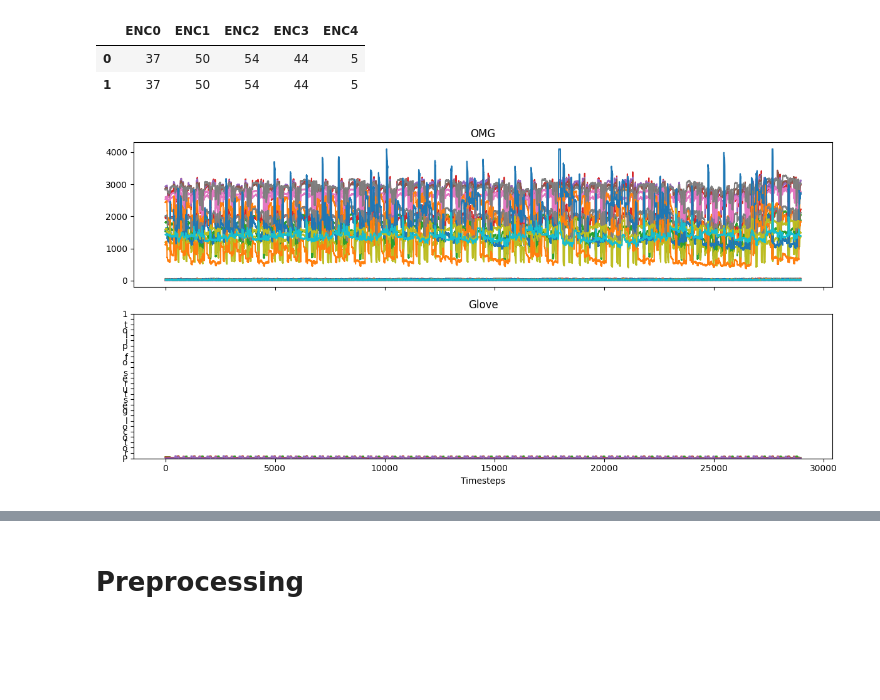
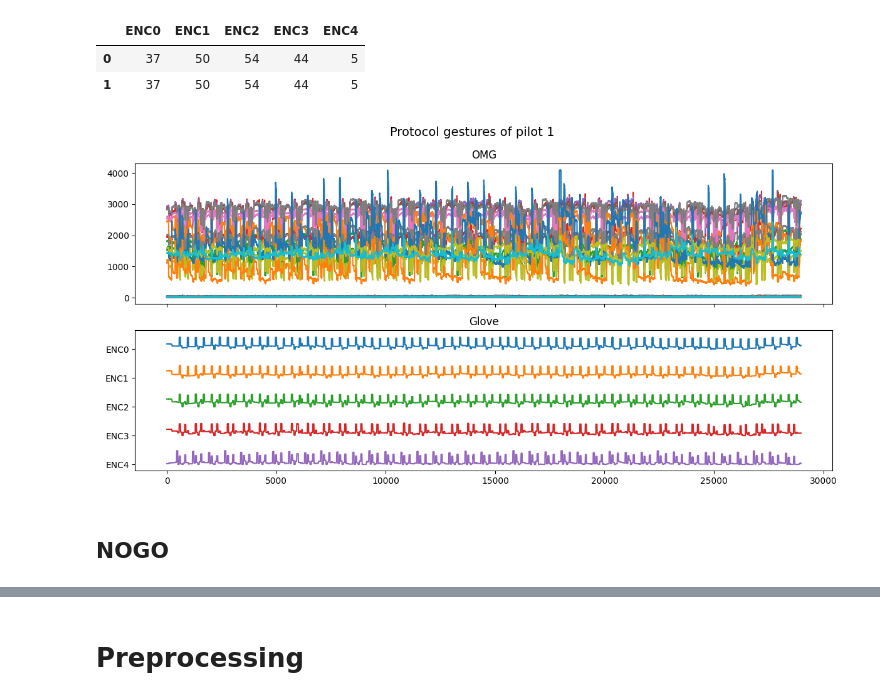
Before and after one commit to Internship-moto/Gestures_3, a Jupyter notebook: notebooks/Gestures_2.ipynb, the cells around one changed output, grey strips where cells are left out. Saved outputs shown, nothing was run; the diff lists cells and outputs as text; code cells hidden in the pictures; blank space fills up the shorter version.

```diff
--- a/notebooks/Gestures_2.ipynb
+++ b/notebooks/Gestures_2.ipynb
@@ -417,4 +434,6 @@ display('y_train', pd.DataFrame(y_train_1, columns=GLOVE_CH).head(2) )#'y_test',
 # %%
-get_signals_plot(X_train_1, y_train_1, 'Protocol gestures of pilot 1')
+get_signals_plot(X_train_1, y_train_1, title='Protocol gestures of pilot 1')
 # %% [output]
-[figure, old version]
+[figure, new version]
+# %% [markdown]
+## NOGO
```
Also changed, not shown: parts of 15 cells of this notebook.
